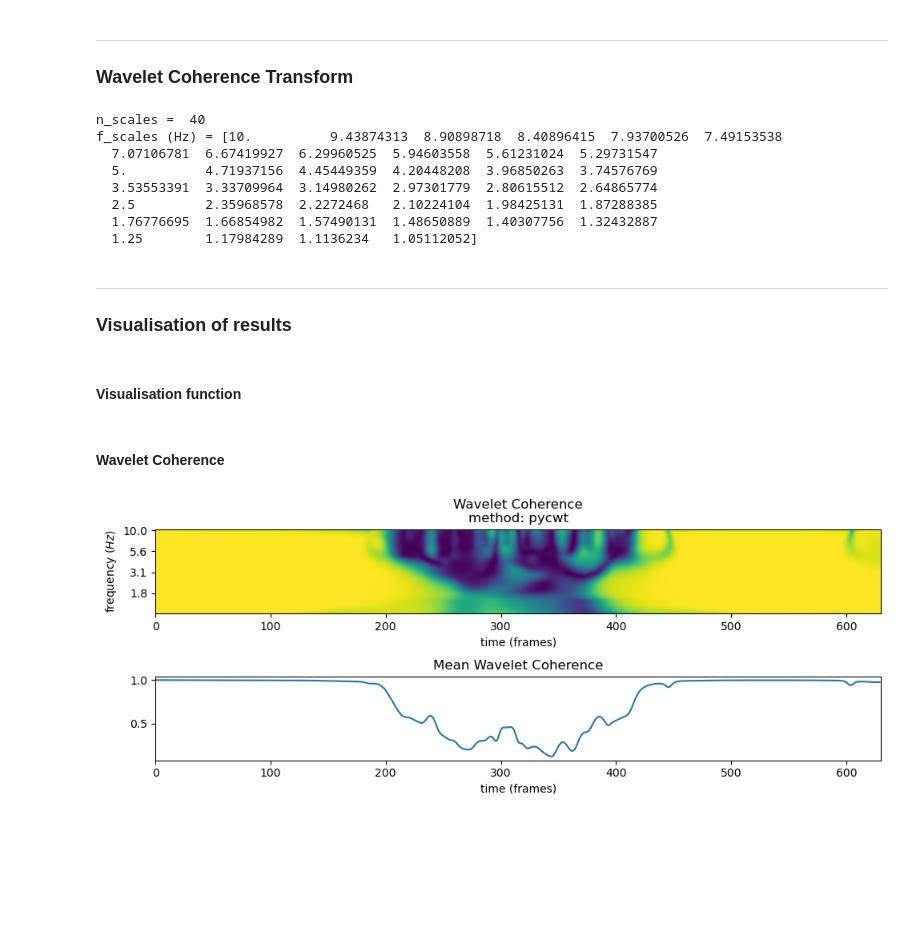
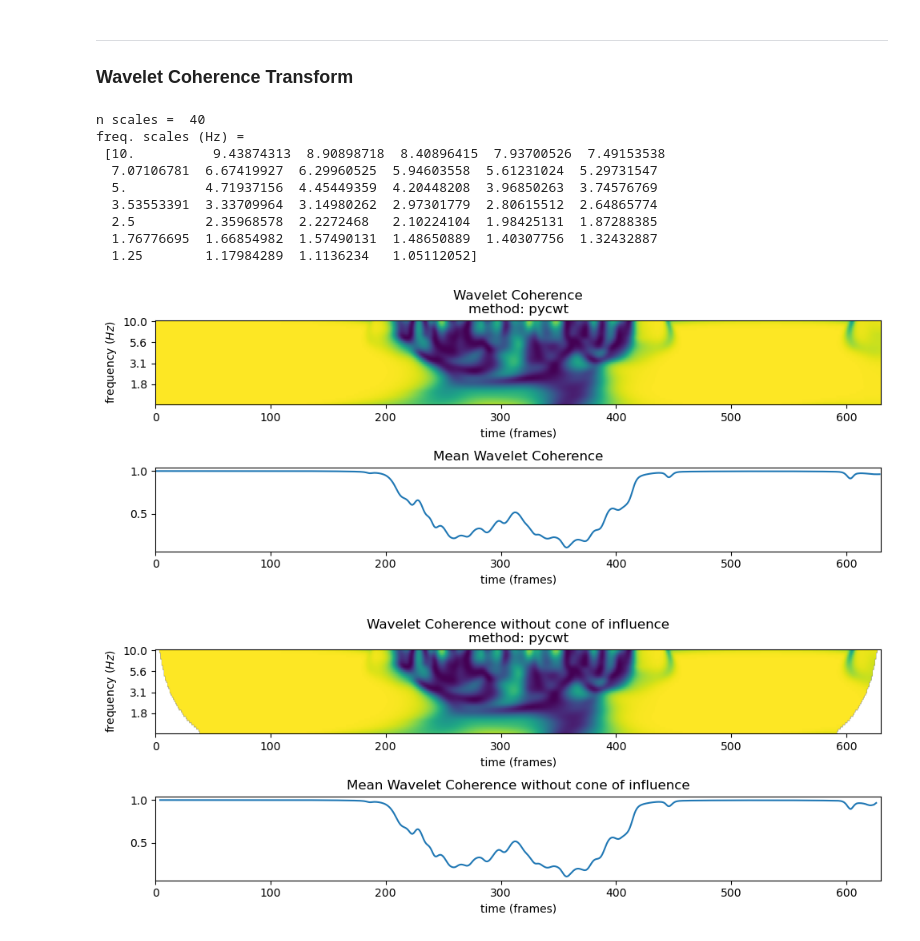
Before and after one commit to juigmend/python-miscellaneous, a Jupyter notebook: WCT_DEMO.ipynb, the cells around one changed output. Cells and saved outputs as stored; diff of their text form; code cells hidden in the pictures; blank space fills up the shorter version.

```diff
--- a/WCT_DEMO.ipynb
+++ b/WCT_DEMO.ipynb
@@ -206,12 +231,17 @@ Sections:
 ***
 ### Wavelet Coherence Transform
 # %%
-minmaxf = [1,10]     # <--- [minimum, maximum] frequency (Hz), can be the same
+wct_freq = [1,10]     # <--- frequency (Hz): float or [minimum, maximum]
+# wct_freq = 2           # <--- frequency (Hz): float or [minimum, maximum]
 
 wct_method = 'pycwt' # <--- 'pycwt' or 'matlab'
 # wct_method = 'matlab' # <--- 'pycwt' or 'matlab'
 
 if wct_method == 'pycwt':
+
+    if isinstance(wct_freq,list): minmaxf = wct_freq
+    elif isinstance(wct_freq,(int,float)): minmaxf = [wct_freq, wct_freq]
+    else: raise Exception('wrong type for wct_freq')
 
     dt = 1/testdata_vars['fps']
     flambda = pycwt.Morlet().flambda()
@@ -219,44 +249,65 @@ if wct_method == 'pycwt':
     dj=1/12
     J = np.floor(np.log2( minmaxf[1]/minmaxf[0] ) / dj)
 
-    WCT, _, coi, freq_out, _ = pycwt.wct( test_data_0[0,0,:], test_data_0[1,0,:],
+    WCT, _, coi, freq_out, _ = pycwt.wct( test_data_0[0], test_data_0[1],
                                           dt, dj=dj, s0=s0, J=J,
                                           wavelet='morlet', normalize=False, sig=False )
 
 elif wct_method == 'matlab':
 
     if matlab_connected: print('Already connected to Matlab.')
     else: # allow to run sc.ptdata.gxwt multiple times without reconnecting to Matlab
         import matlab.engine
         print('Connecting to Matlab...')
         matlabeng = matlab.engine.start_matlab()
         print('...connected to Matlab version',matlabeng.version())
         matlab_connected = True
 
-    freq_lim = matlab.double([minmaxf[0],minmaxf[1]])
-    WCT, _, freq_out, coi = matlabeng.wcoherence( test_data_0[0,0,:], test_data_0[1,0,:],
+    remove_lo = False
+    if isinstance(wct_freq,list): freq_lim = matlab.double(wct_freq)
+    elif isinstance(wct_freq,(int,float)):
+        freq_lim = matlab.double([wct_freq-0.2,wct_freq])
+        remove_lo = True
+    else: raise Exception('wrong type for wct_freq')
+
+    WCT, _, freq_out, coi = matlabeng.wcoherence( test_data_0[0], test_data_0[1],
                                                   testdata_vars['fps'],'FrequencyLimits', freq_lim,
                                                   'VoicesPerOctave', 12, nargout=4 )
 
     WCT = np.array(WCT)
     freq_out = np.array(freq_out).T[0]
     coi = 1/np.array(coi)[0]
+    if remove_lo:
+        WCT = np.delete(WCT,0,axis=0)
+        freq_out = np.delete(freq_out,-1)
 
 else: raise Exception('wrong wct_method')
 
-print('n_scales = ',len(freq_out))
-print('f_scales (Hz) =',freq_out)
+print('n scales = ',len(freq_out))
+if len(freq_out) > 5: nln = '\n'
+else: nln = ''
+print('freq. scales (Hz) =',nln,freq_out)
+
+vis_wct(WCT, "Wavelet Coherence")
+
+period = 1/freq_out
+coi[ coi > 1/freq_out[-1] ] = np.nan
+WCT_c = WCT.copy()
+for i,t in enumerate(coi):
+    if np.isnan(t): break
+    row = np.argmin(abs(t-period))
+    WCT_c[row:, (i,-i)] = np.nan
+
+vis_wct(WCT_c, "Wavelet Coherence without cone of influence")
 # %% [output]
-n_scales =  40
-f_scales (Hz) = [10.          9.43874313  8.90898718  8.40896415  7.93700526  7.49153538
+n scales =  40
+freq. scales (Hz) =
+ [10.          9.43874313  8.90898718  8.40896415  7.93700526  7.49153538
   7.07106781  6.67419927  6.29960525  5.94603558  5.61231024  5.29731547
   5.          4.71937156  4.45449359  4.20448208  3.96850263  3.74576769
   3.53553391  3.33709964  3.14980262  2.97301779  2.80615512  2.64865774
   2.5         2.35968578  2.2272468   2.10224104  1.98425131  1.87288385
   1.76776695  1.66854982  1.57490131  1.48650889  1.40307756  1.32432887
   1.25        1.17984289  1.1136234   1.05112052]
+[figure, added]
+[figure, added]
-# %% [markdown]
-***
-### Visualisation of results
-# %% [markdown]
-#### Visualisation function
@@ -294,7 +313,0 @@ def plot_wct(m, title):
-# %% [markdown]
->
-#### Wavelet Coherence
-# %%
-plot_wct(WCT, "Wavelet Coherence")
-# %% [output]
-[figure, removed]
```
Also changed, not shown: parts of 13 cells of this notebook.
